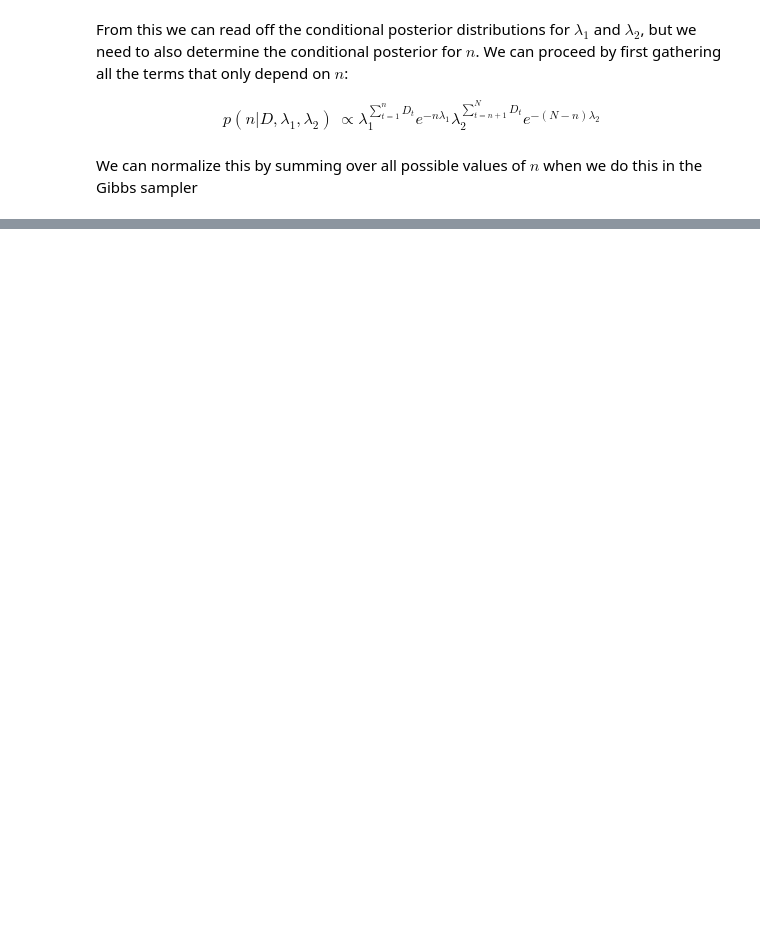
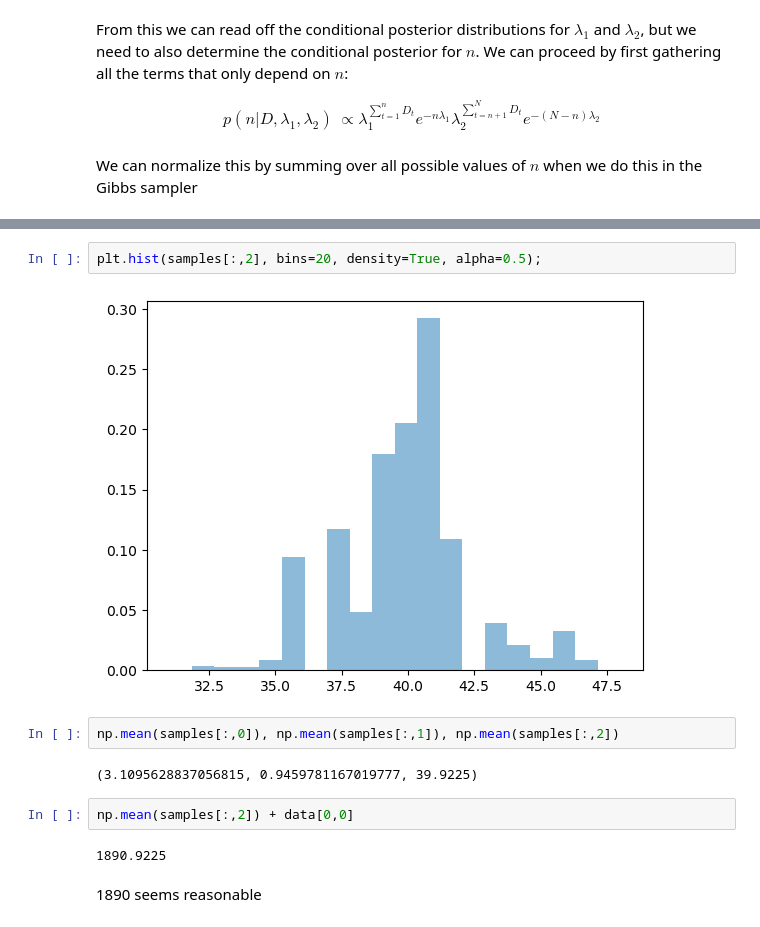
Before and after one commit to DrEntropy/GibbsDemo, a Jupyter notebook: gibbs_coal.ipynb, the cells around one changed output, grey strips where cells are left out. Saved outputs shown, nothing was run; the diff lists cells and outputs as text; blank space fills up the shorter version.

```diff
--- a/gibbs_coal.ipynb
+++ b/gibbs_coal.ipynb
@@ -53,0 +159,14 @@ We can normalize this by summing over all possible values of $n$ when we do this
+# %%
+plt.hist(samples[:,2], bins=20, density=True, alpha=0.5);
+# %% [output]
+[figure, added]
+# %%
+np.mean(samples[:,0]), np.mean(samples[:,1]), np.mean(samples[:,2])
+# %% [output]
+(3.1095628837056815, 0.9459781167019777, 39.9225)
+# %%
+np.mean(samples[:,2]) + data[0,0]
+# %% [output]
+1890.9225
+# %% [markdown]
+1890 seems reasonable
```
Also changed, not shown: parts of 21 cells of this notebook, 1 other file.
